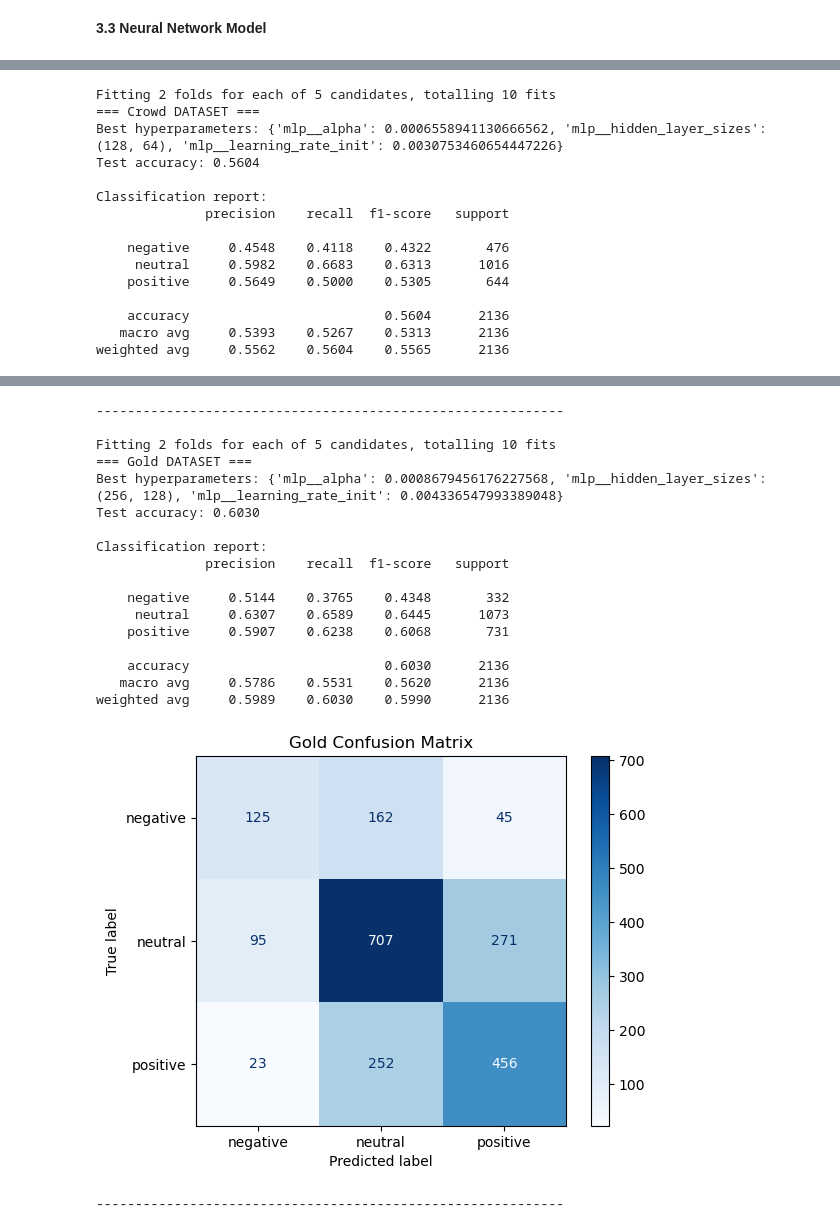
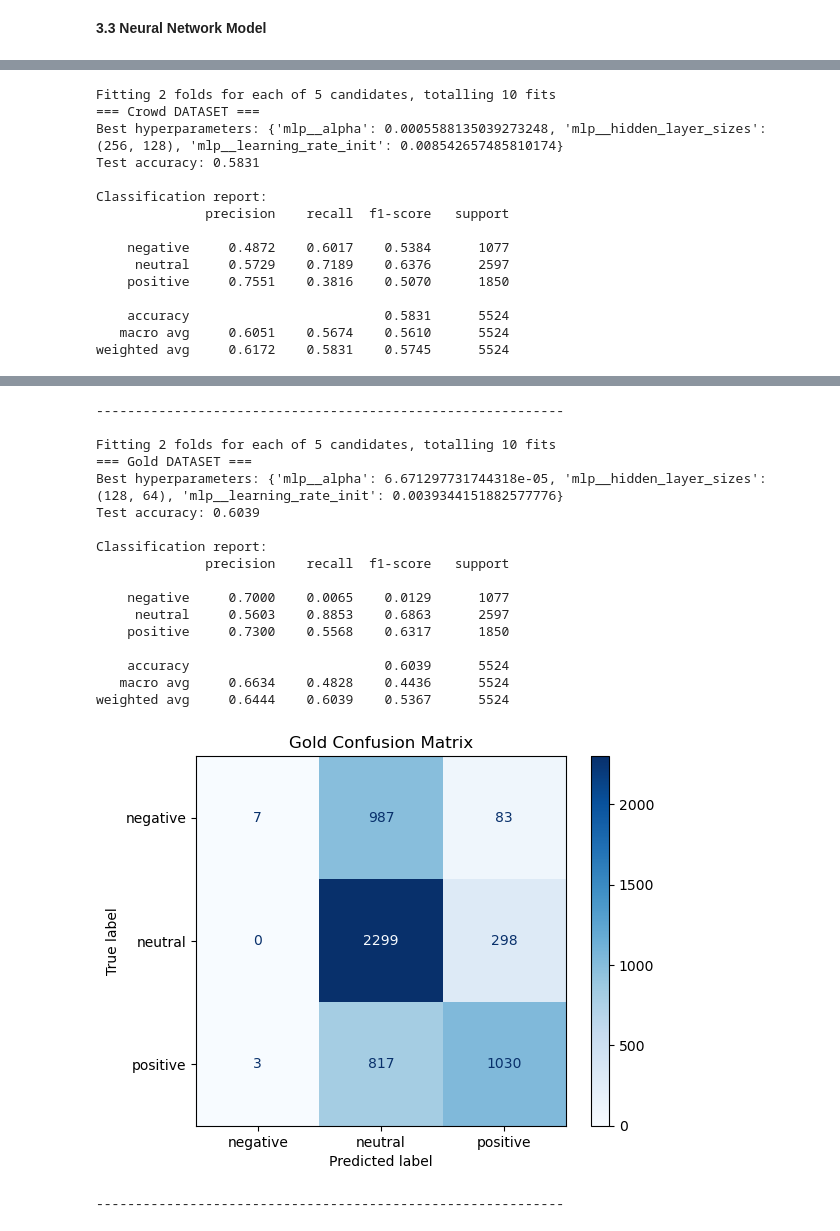
Before and after one commit to gongzhzh/Applied-Machine-Learning-Lab, a Jupyter notebook: PA3 Sentiment classification/PA3 Sentiment classification.ipynb, the cells around one changed output, grey strips where cells are left out. Saved outputs shown, nothing was run; the diff lists cells and outputs as text; code cells hidden in the pictures.

```diff
--- a/PA3 Sentiment classification/PA3 Sentiment classification.ipynb
+++ b/PA3 Sentiment classification/PA3 Sentiment classification.ipynb
@@ -608,29 +586,29 @@ def evaluate_mlp_with_confusion(X_train, y_train, X_test, y_test, dataset_label)
 # %%
 # run evaluations on both datasets
 evaluate_mlp_with_confusion(
-    X_crowd_train, Y_crowd_train,
-    X_crowd_test,  Y_crowd_test,
+    X_crowd, Y_crowd,
+    X_test,  Y_test,
     dataset_label="Crowd"
 )
 
 evaluate_mlp_with_confusion(
-    X_gold_train, Y_gold_train,
-    X_gold_test,  Y_gold_test,
+    X_gold, Y_gold,
+    X_test,  Y_test,
     dataset_label="Gold"
 )
 # %% [output]
 Fitting 2 folds for each of 5 candidates, totalling 10 fits
 === Crowd DATASET ===
-Best hyperparameters: {'mlp__alpha': 0.0006558941130666562, 'mlp__hidden_layer_sizes': (128, 64), 'mlp__learning_rate_init': 0.0030753460654447226}
-Test accuracy: 0.5604
+Best hyperparameters: {'mlp__alpha': 0.0005588135039273248, 'mlp__hidden_layer_sizes': (256, 128), 'mlp__learning_rate_init': 0.008542657485810174}
+Test accuracy: 0.5831
 
 Classification report:
               precision    recall  f1-score   support
 
-    negative     0.4548    0.4118    0.4322       476
-     neutral     0.5982    0.6683    0.6313      1016
-    positive     0.5649    0.5000    0.5305       644
+    negative     0.4872    0.6017    0.5384      1077
+     neutral     0.5729    0.7189    0.6376      2597
+    positive     0.7551    0.3816    0.5070      1850
 
-    accuracy                         0.5604      2136
-   macro avg     0.5393    0.5267    0.5313      2136
-weighted avg     0.5562    0.5604    0.5565      2136
+    accuracy                         0.5831      5524
+   macro avg     0.6051    0.5674    0.5610      5524
+weighted avg     0.6172    0.5831    0.5745      5524
@@ -638,19 +616,19 @@ weighted avg     0.5562    0.5604    0.5565      2136
 ------------------------------------------------------------
 
 Fitting 2 folds for each of 5 candidates, totalling 10 fits
 === Gold DATASET ===
-Best hyperparameters: {'mlp__alpha': 0.0008679456176227568, 'mlp__hidden_layer_sizes': (256, 128), 'mlp__learning_rate_init': 0.004336547993389048}
-Test accuracy: 0.6030
+Best hyperparameters: {'mlp__alpha': 6.671297731744318e-05, 'mlp__hidden_layer_sizes': (128, 64), 'mlp__learning_rate_init': 0.0039344151882577776}
+Test accuracy: 0.6039
 
 Classification report:
               precision    recall  f1-score   support
 
-    negative     0.5144    0.3765    0.4348       332
-     neutral     0.6307    0.6589    0.6445      1073
-    positive     0.5907    0.6238    0.6068       731
+    negative     0.7000    0.0065    0.0129      1077
+     neutral     0.5603    0.8853    0.6863      2597
+    positive     0.7300    0.5568    0.6317      1850
 
-    accuracy                         0.6030      2136
-   macro avg     0.5786    0.5531    0.5620      2136
-weighted avg     0.5989    0.6030    0.5990      2136
+    accuracy                         0.6039      5524
+   macro avg     0.6634    0.4828    0.4436      5524
+weighted avg     0.6444    0.6039    0.5367      5524
-[figure, old version]
+[figure, new version]
 ------------------------------------------------------------
```
Also changed, not shown: parts of 15 cells of this notebook.
